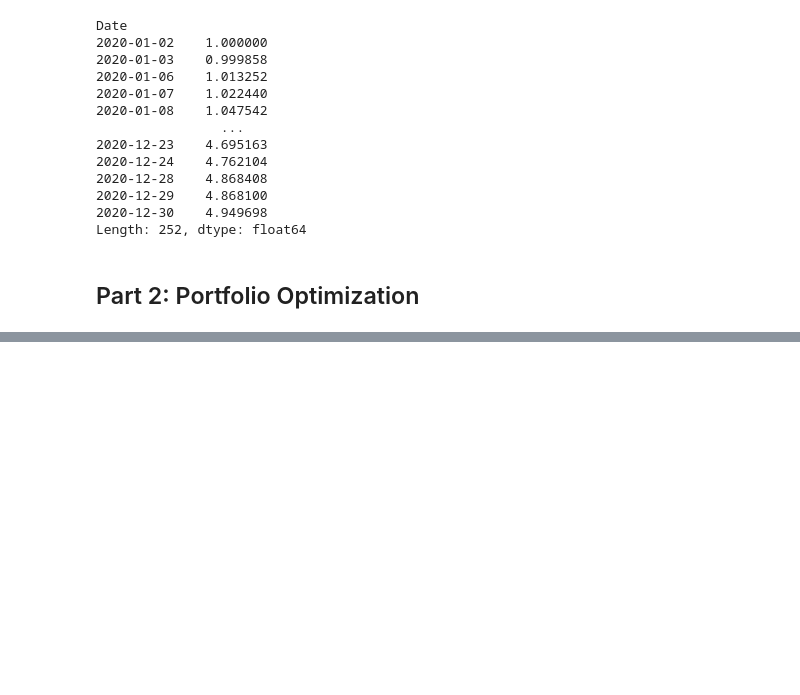
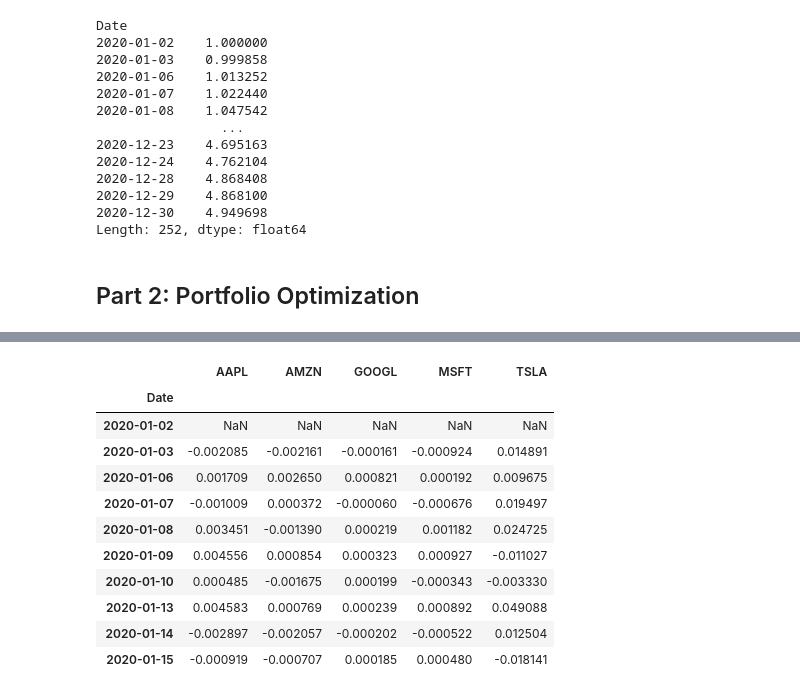
Before and after one commit to AmirGhnbr/smart_beta_portfolio_optimization, a Jupyter notebook: smart_beta_portfolio_optimization.ipynb, the cells around one changed output, grey strips where cells are left out. Drawn from its saved outputs; the diff is of its cells as text; code cells hidden in the pictures; blank space fills up the shorter version.

Commit message:
finish the part2 portfolio optimization part

```diff
--- a/smart_beta_portfolio_optimization.ipynb
+++ b/smart_beta_portfolio_optimization.ipynb
@@ -217,0 +337,16 @@ Length: 252, dtype: float64
+# %%
+optim_etf_returns = generate_weighted_returns(returns, optimal_single_rebalance_etf_weights)
+optim_etf_returns.head(10)
+# %% [output]
+|  | AAPL | AMZN | GOOGL | MSFT | TSLA |
+| Date |  |  |  |  |  |
+| 2020-01-02 | NaN | NaN | NaN | NaN | NaN |
+| 2020-01-03 | -0.002085 | -0.002161 | -0.000161 | -0.000924 | 0.014891 |
+| 2020-01-06 | 0.001709 | 0.002650 | 0.000821 | 0.000192 | 0.009675 |
+| 2020-01-07 | -0.001009 | 0.000372 | -0.000060 | -0.000676 | 0.019497 |
+| 2020-01-08 | 0.003451 | -0.001390 | 0.000219 | 0.001182 | 0.024725 |
+| 2020-01-09 | 0.004556 | 0.000854 | 0.000323 | 0.000927 | -0.011027 |
+| 2020-01-10 | 0.000485 | -0.001675 | 0.000199 | -0.000343 | -0.003330 |
+| 2020-01-13 | 0.004583 | 0.000769 | 0.000239 | 0.000892 | 0.049088 |
+| 2020-01-14 | -0.002897 | -0.002057 | -0.000202 | -0.000522 | 0.012504 |
+| 2020-01-15 | -0.000919 | -0.000707 | 0.000185 | 0.000480 | -0.018141 |
```
Also changed, not shown: parts of 16 cells of this notebook.
